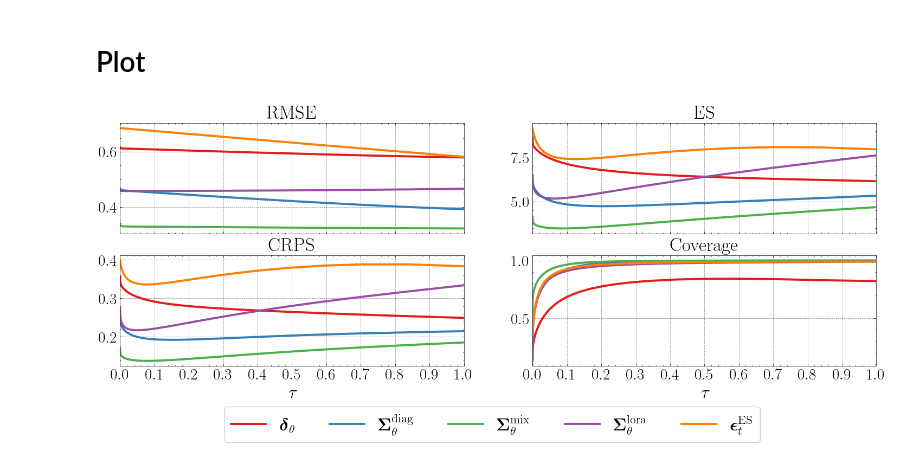
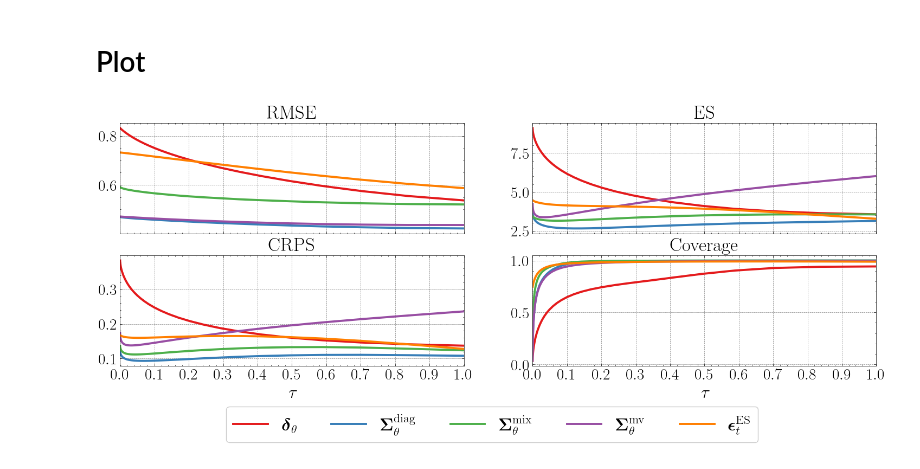
Before and after one commit to Philipp238/diffusionUQ, a Jupyter notebook: evaluation/noise_adjustment.ipynb, the cells around one changed output. Cells and saved outputs as stored; diff of their text form; code cells hidden in the pictures.

```diff
--- a/evaluation/noise_adjustment.ipynb
+++ b/evaluation/noise_adjustment.ipynb
@@ -7,8 +7,8 @@ import matplotlib.pyplot as plt
 import scienceplots
 from cmap import Colormap
 # %%
-experiment = "KS"
-factor = 100
+experiment = "Burgers"
+factor = 1000
 methods = ["deterministic","normal", "mixednormal", "mvnormal", "sample"]
 index = ["RMSEValidation", "EnergyScoreValidation", "CRPSValidation", "CoverageValidation", "tau", "distributional_method"]
 metrics = ["RMSEValidation", "EnergyScoreValidation", "CRPSValidation", "CoverageValidation"]
@@ -41,33 +41,33 @@ lw = 2.8
 metrics = ["RMSEValidation", "EnergyScoreValidation", "CRPSValidation", "CoverageValidation"]
 metric_names = ["RMSE", "ES", "CRPS", "Coverage"]
 method_names = [r"$\boldsymbol\delta_\theta$",r"$\boldsymbol\Sigma_\theta^\mathrm{diag}$",
-                r"$\boldsymbol\Sigma_\theta^\mathrm{mix}$",r"$\boldsymbol\Sigma_\theta^\mathrm{lora}$", r"$\boldsymbol\epsilon_t^\mathrm{ES}$"]
+                r"$\boldsymbol\Sigma_\theta^\mathrm{mix}$",r"$\boldsymbol\Sigma_\theta^\mathrm{mv}$", r"$\boldsymbol\epsilon_t^\mathrm{ES}$"]
 
 fig, axs = plt.subplots(2,2, figsize = (18,7), sharex = True)
 axs = axs.ravel()
 
 for i,method in enumerate(methods):
     res = mean_results.loc[method]
     for m, metric in enumerate(metrics):
         if m <3:
             axs[m].plot(res.index, res[metric]*factor, lw = lw, color = colors(i))
         else:
             axs[m].plot(res.index, res[metric], lw = lw, color = colors(i))
         axs[m].set_title(metric_names[m], size = titlesize)
 
 for i in range(len(metrics)):
     axs[i].xaxis.set_tick_params(labelsize=ticksize)
     axs[i].yaxis.set_tick_params(labelsize=ticksize)
     axs[i].set_xticks(np.arange(0,1.1,0.1))
     axs[i].set_xlim([0,1])
 
 axs[2].set_xlabel(r"$\tau$", fontsize = labelsize)
 axs[3].set_xlabel(r"$\tau$", fontsize = labelsize)
 
 # Legend
 fig.subplots_adjust(bottom=0.24)
 fig.legend(labels = method_names, loc='lower center', ncol = 5, fontsize = legendsize)
 
 plt.savefig(f"plots/{experiment}_noise_tuning.pdf", bbox_inches = "tight")
 # %% [output]
-[figure, old version]
+[figure, new version]
```
Also changed, not shown: 13 other files.
